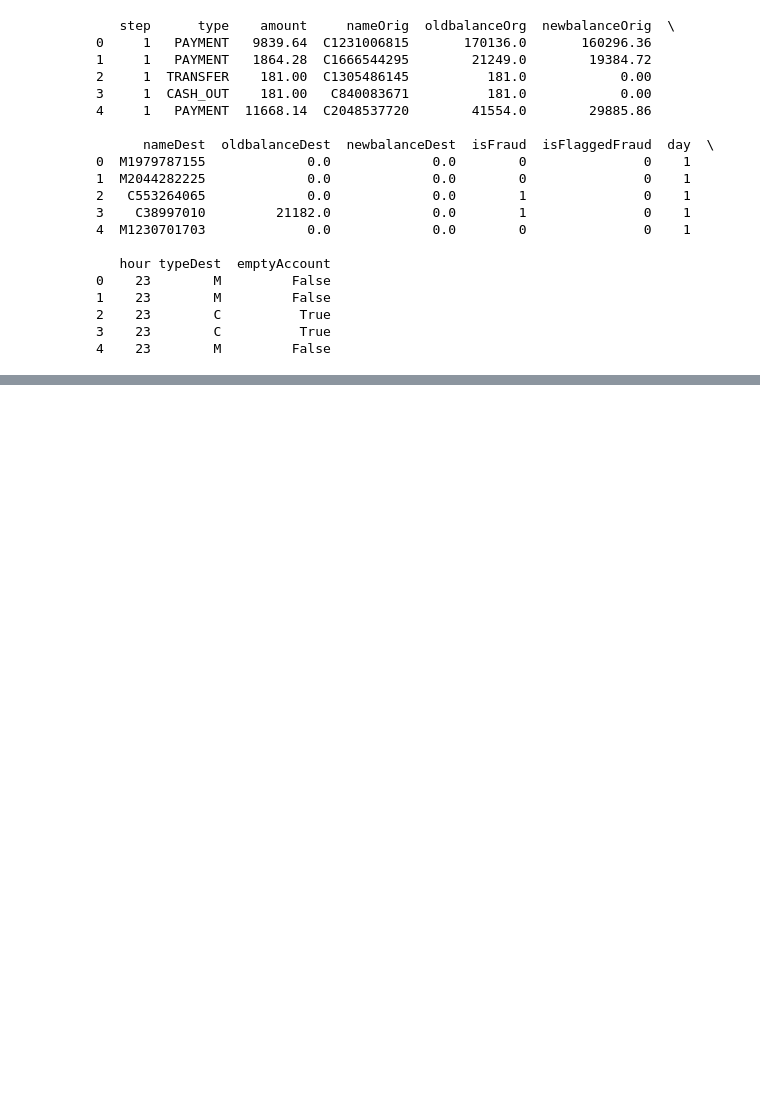
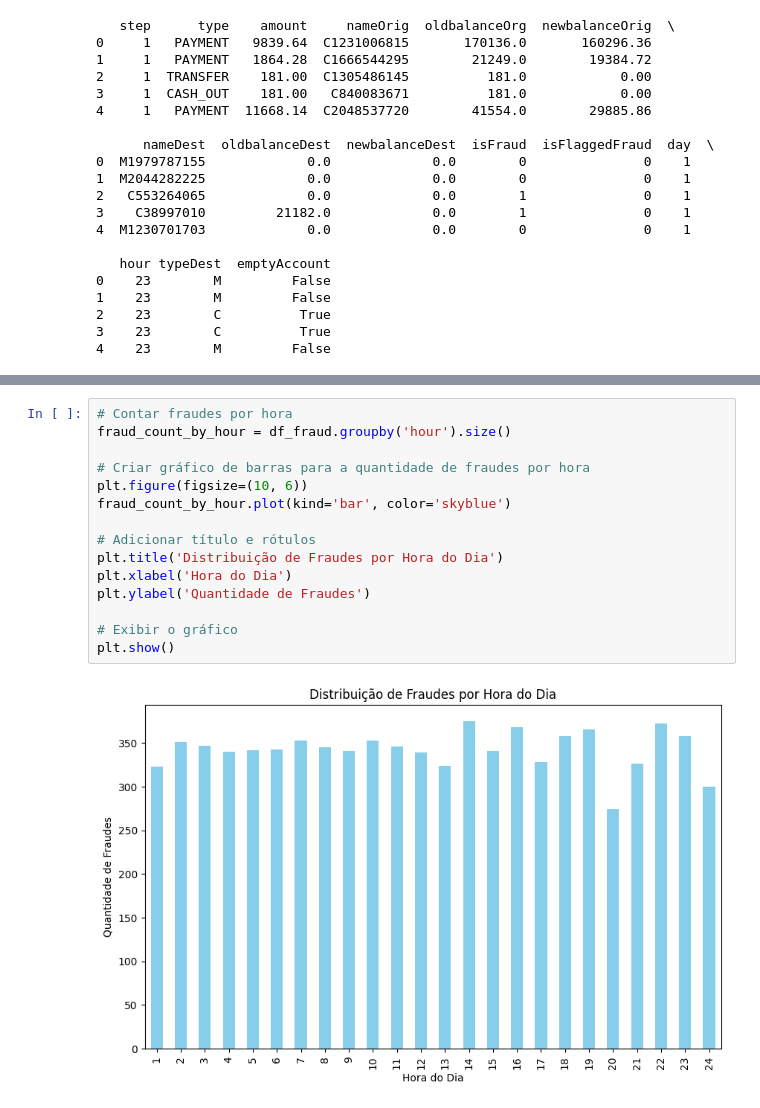
Before and after one commit to BrunaCFerreiraAzevedo/PredicaoFraude, a Jupyter notebook: AnaliseExploratoria.ipynb, the cells around one changed output, grey strips where cells are left out. Saved outputs shown, nothing was run; the diff lists cells and outputs as text; blank space fills up the shorter version.

```diff
--- a/AnaliseExploratoria.ipynb
+++ b/AnaliseExploratoria.ipynb
@@ -275,0 +413,17 @@ df.describe()
+# %%
+# Contar fraudes por hora
+fraud_count_by_hour = df_fraud.groupby('hour').size()
+
+# Criar gráfico de barras para a quantidade de fraudes por hora
+plt.figure(figsize=(10, 6))
+fraud_count_by_hour.plot(kind='bar', color='skyblue')
+
+# Adicionar título e rótulos
+plt.title('Distribuição de Fraudes por Hora do Dia')
+plt.xlabel('Hora do Dia')
+plt.ylabel('Quantidade de Fraudes')
+
+# Exibir o gráfico
+plt.show()
+# %% [output]
+[figure, added]
```
Also changed, not shown: parts of 14 cells of this notebook.
